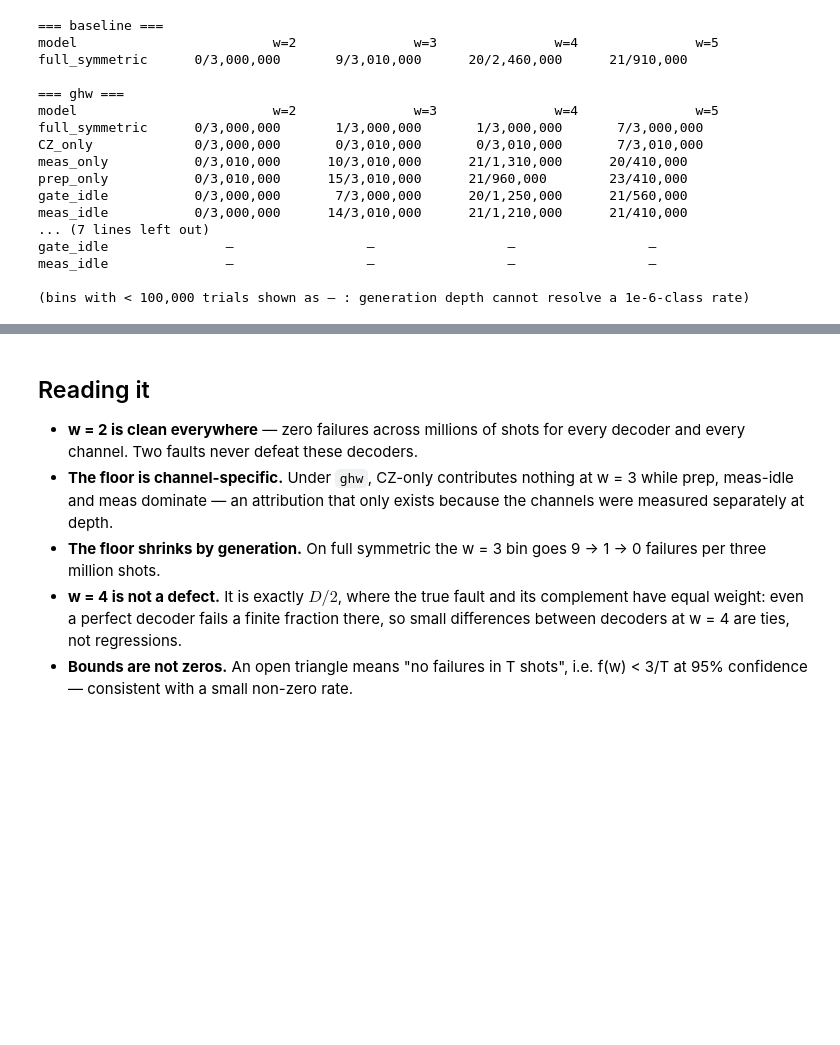
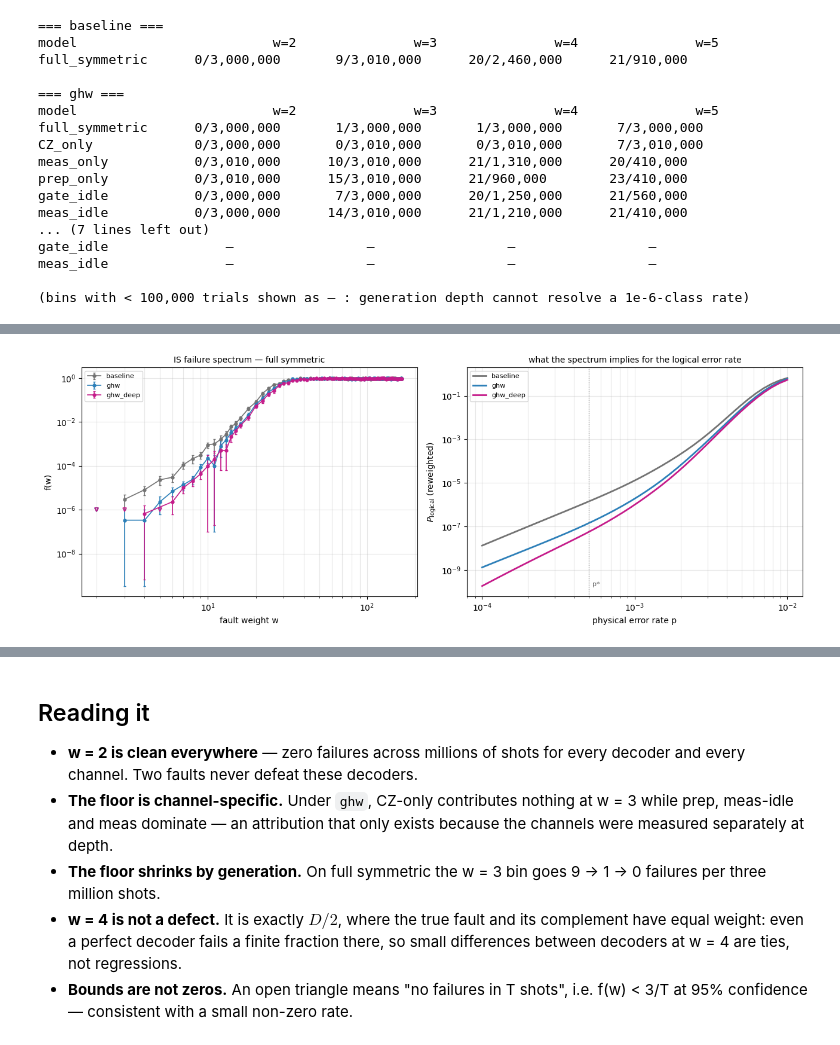
Before and after one commit to aksirot/stim_work, a Jupyter notebook: notebooks/methods/decoder_generations.ipynb, the cells around one changed output, grey strips where cells are left out. Drawn from its saved outputs; the diff is of its cells as text; code cells hidden in the pictures; blank space fills up the shorter version.

```diff
--- a/notebooks/methods/decoder_generations.ipynb
+++ b/notebooks/methods/decoder_generations.ipynb
@@ -61,0 +71,4 @@ meas_idle               —                 —                 —
+# %%
+fig_generations_spectra("full_symmetric")
+# %% [output]
+[figure, added]
```
Also changed, not shown: parts of 4 cells of this notebook, 4 other files.
